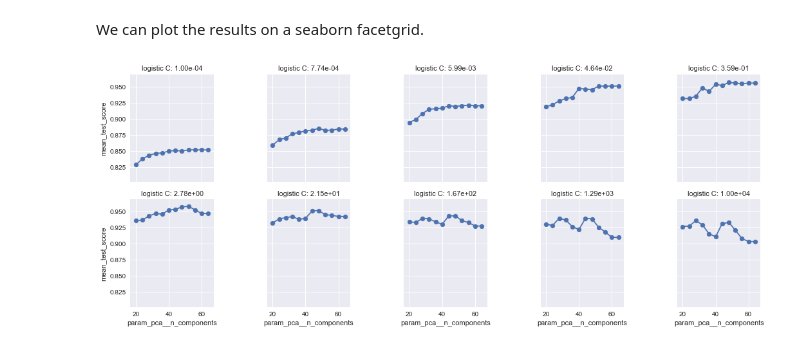
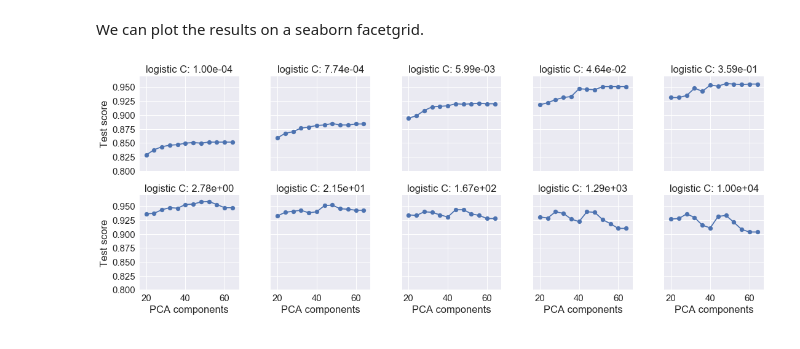
Before and after one commit to IsabelGP/boot-camps, a Jupyter notebook: Data science pipeline.ipynb, the cells around one changed output. Drawn from its saved outputs; the diff is of its cells as text; code cells hidden in the pictures.

Commit message:
Minor formatting changes to chart

```diff
--- a/Data science pipeline.ipynb
+++ b/Data science pipeline.ipynb
@@ -259,11 +259,15 @@ results
 We can plot the results on a seaborn facetgrid.
 # %%
 import seaborn as sns
-grid = sns.FacetGrid(results, col='param_logistic__C', col_wrap=5)
-grid.map(plt.scatter, "param_pca__n_components", "mean_test_score")
-grid.map(plt.plot, "param_pca__n_components", "mean_test_score")
-grid.set_titles('logistic C: {col_name:4.2e}')
+with sns.plotting_context('notebook', font_scale=1.5):
+    grid = sns.FacetGrid(results, col='param_logistic__C', col_wrap=5)
+    grid.map(plt.scatter, "param_pca__n_components", "mean_test_score")
+    grid.map(plt.plot, "param_pca__n_components", "mean_test_score")
+    grid.set_titles('logistic C: {col_name:4.2e}')
+    grid.set_xlabels('PCA components')
+    grid.set_ylabels('Test score')
 
+plt.tight_layout()
 plt.show()
 # %% [output]
-[figure, old version]
+[figure, new version]
```
